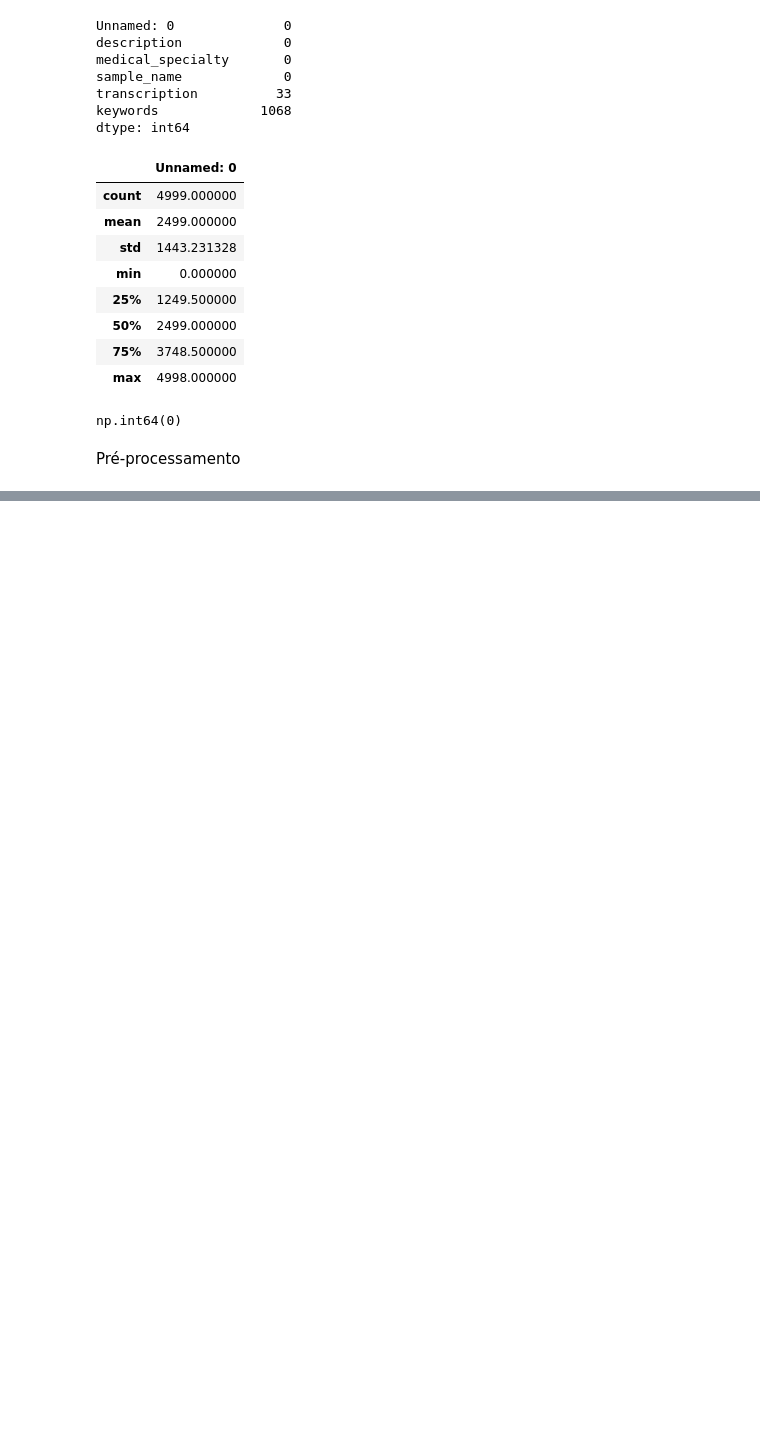
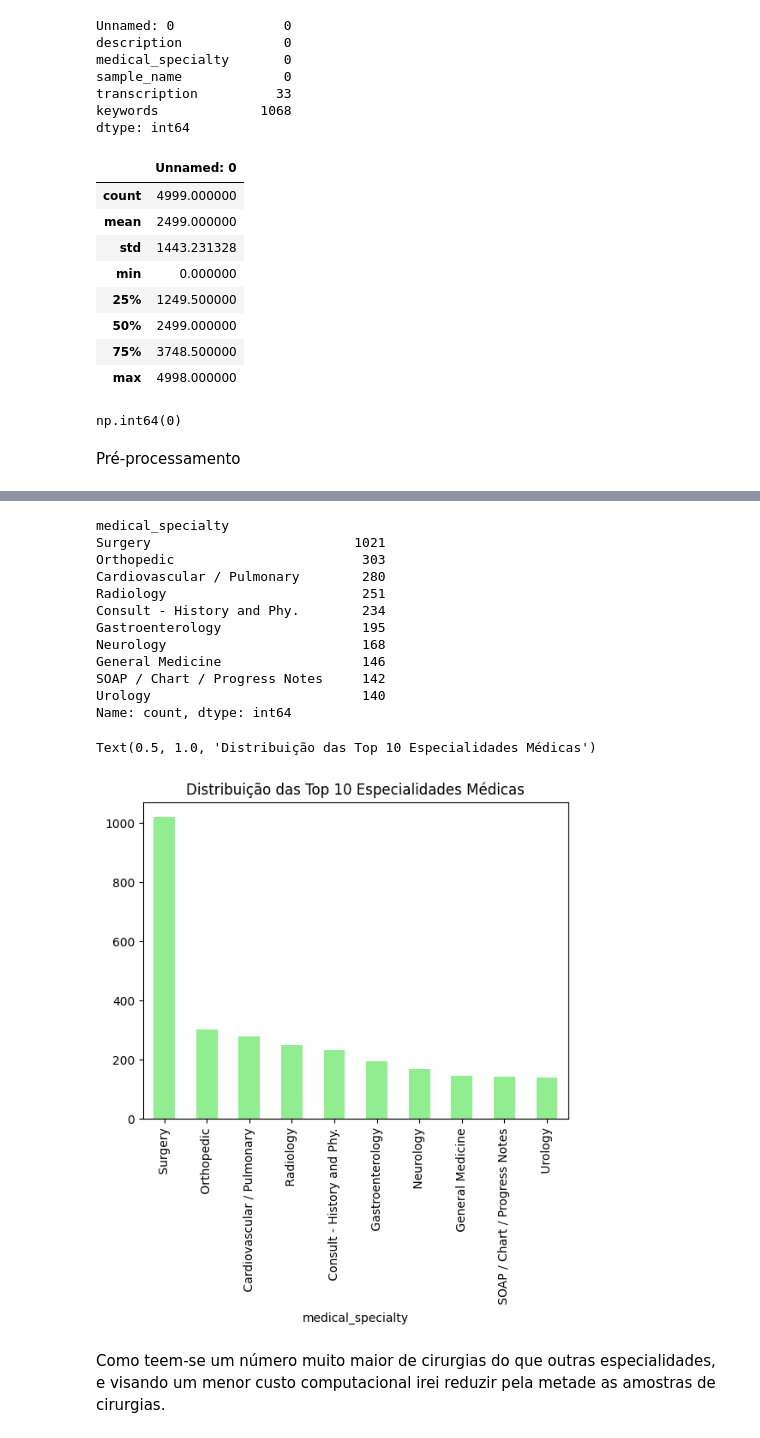
Before and after one commit to italorosq/Deep-learning-e-Saude, a Jupyter notebook: Notebooks/notebookprincipal.ipynb, the cells around one changed output, grey strips where cells are left out. Saved outputs shown, nothing was run; the diff lists cells and outputs as text; code cells hidden in the pictures; blank space fills up the shorter version.

```diff
--- a/Notebooks/notebookprincipal.ipynb
+++ b/Notebooks/notebookprincipal.ipynb
@@ -80,0 +125,3 @@ Pré-processamento
+# %%
+df_top_10 = df[df['medical_specialty'].isin(top_10.index)].copy()
+df_top_10.head()
@@ -80,0 +151,22 @@ Pré-processamento
+# %%
+df_top_10['medical_specialty'].value_counts()
+print(df_top_10['medical_specialty'].value_counts())
+df_top_10['medical_specialty'].value_counts().plot(kind='bar', color='lightgreen')
+plt.title('Distribuição das Top 10 Especialidades Médicas')
+# %% [output]
+medical_specialty
+Surgery                          1021
+Orthopedic                        303
+Cardiovascular / Pulmonary        280
+Radiology                         251
+Consult - History and Phy.        234
+Gastroenterology                  195
+Neurology                         168
+General Medicine                  146
+SOAP / Chart / Progress Notes     142
+Urology                           140
+Name: count, dtype: int64
+Text(0.5, 1.0, 'Distribuição das Top 10 Especialidades Médicas')
+[figure, added]
+# %% [markdown]
+Como teem-se um número muito maior de cirurgias do que outras especialidades, e visando um menor custo computacional irei reduzir pela metade as amostras de cirurgias.
```
Also changed, not shown: parts of 16 cells of this notebook.
